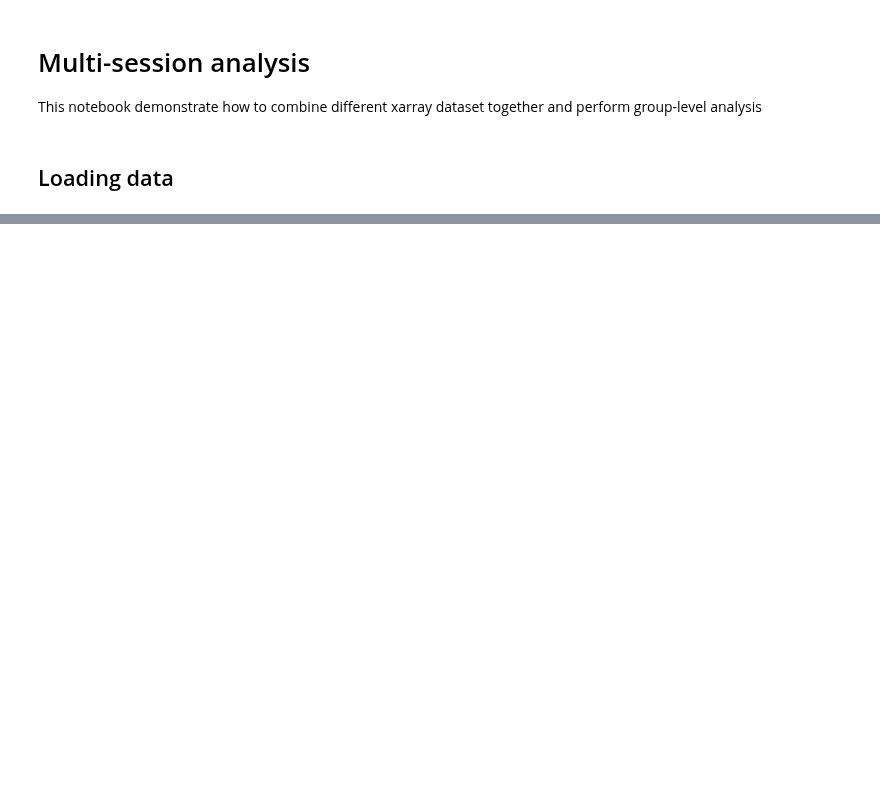
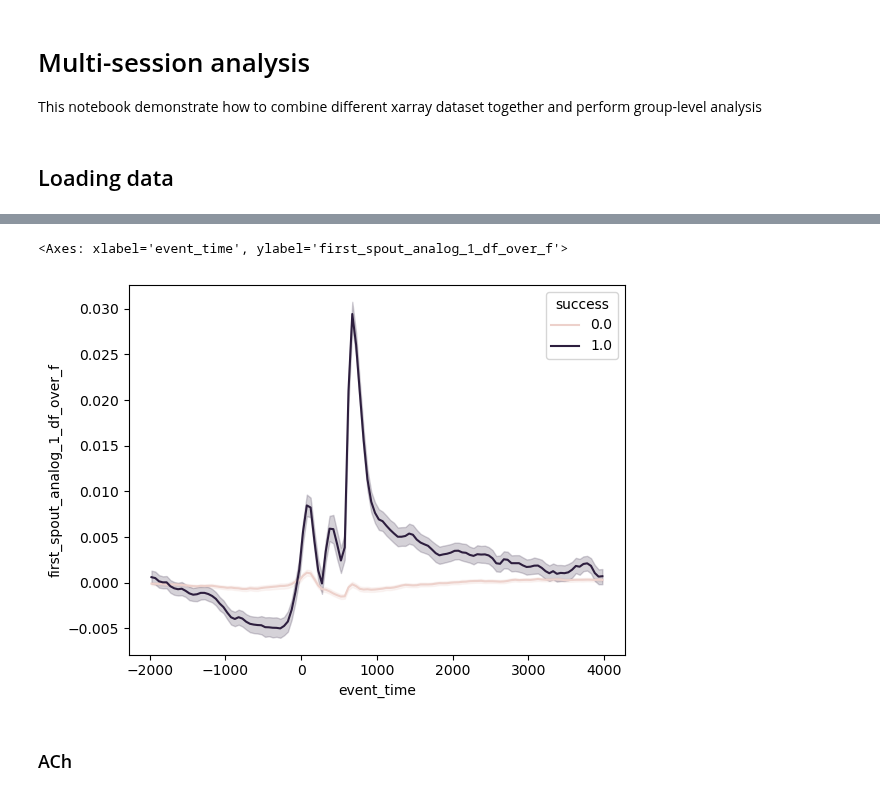
Before and after one commit to juliencarponcy/trialexp, a Jupyter notebook: notebooks/workflow/multi_session_analysis.ipynb, the cells around one changed output, grey strips where cells are left out. Cells and saved outputs as stored; diff of their text form; code cells hidden in the pictures; blank space fills up the shorter version.

```diff
--- a/notebooks/workflow/multi_session_analysis.ipynb
+++ b/notebooks/workflow/multi_session_analysis.ipynb
@@ -23 +67,10 @@ d2  = xr.open_dataset(f2)
+# %%
+df2plot = ds_combined[['first_spout_analog_1_df_over_f', 'success']].to_dataframe().reset_index()
+sns.lineplot(x='event_time',hue='success',
+            y='first_spout_analog_1_df_over_f', data=df2plot)
+# %% [output]
+<Axes: xlabel='event_time', ylabel='first_spout_analog_1_df_over_f'>
+[figure, added]
+# %% [markdown]
+### ACh
 # %%
```
Also changed, not shown: parts of 29 cells of this notebook.
